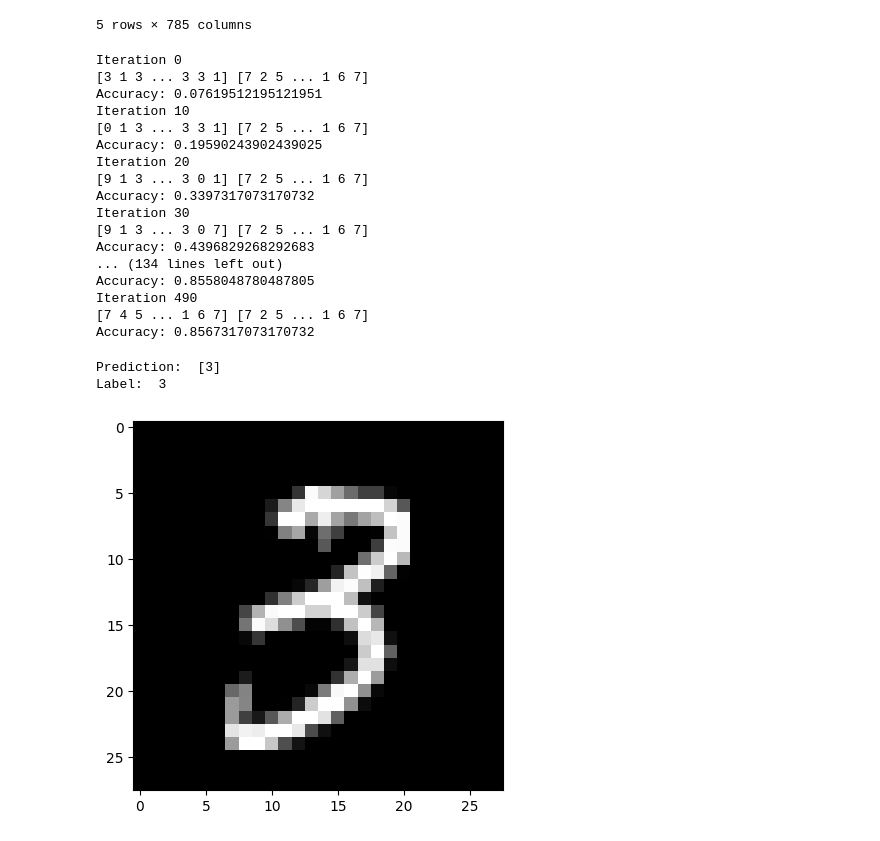
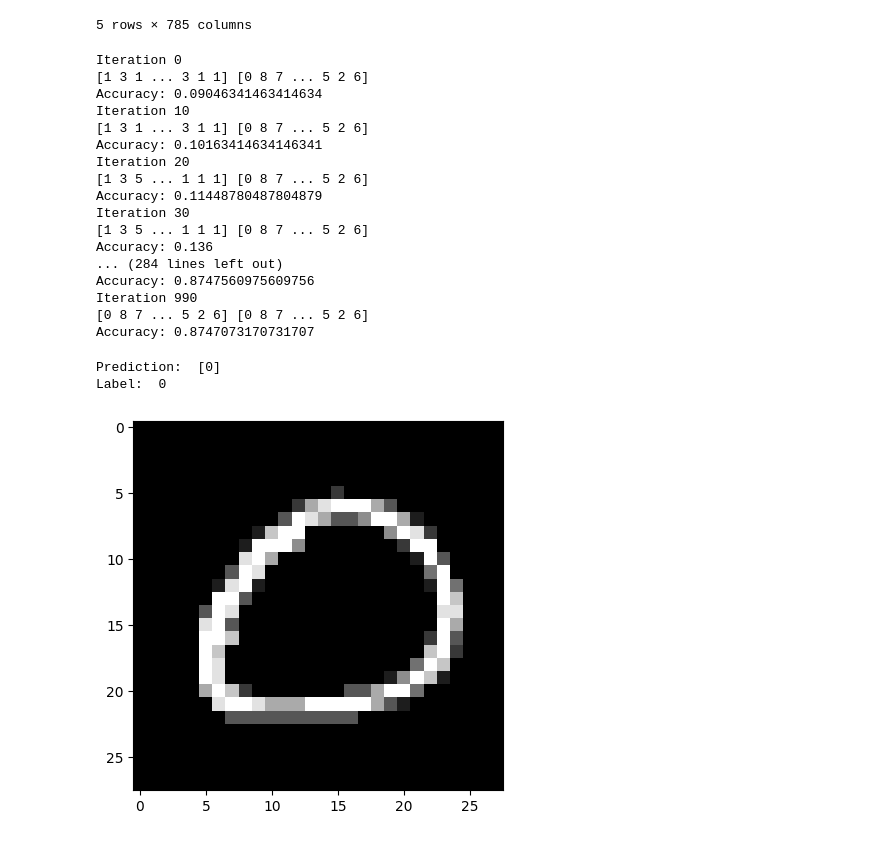
Before and after one commit to carlopizzuto/NN-from-scratch, a Jupyter notebook: main.ipynb, the cells around one changed output. Saved outputs shown, nothing was run; the diff lists cells and outputs as text; code cells hidden in the pictures.

Commit message:
updated notebook w adam & 3rd layer

```diff
--- a/main.ipynb
+++ b/main.ipynb
@@ -150,7 +131,7 @@ def update_params(W1, b1, W2, b2, dW1, db1, dW2, db2, learning_rate):
 # %%
-def get_predictions(A2):
-    # Get the index of the maximum value in A2
-    return np.argmax(A2, 0)
+def get_predictions(A3):
+    # Get the index of the maximum value in A3
+    return np.argmax(A3, 0)
 
 def get_accuracy(predictions, Y):
     # Calculate the accuracy of the predictions
@@ -159,46 +140,54 @@ def get_accuracy(predictions, Y):
     return np.sum(predictions == Y) / Y.size
 
 def gradient_descent(X, Y, iters, learning_rate):
-    W1, b1, W2, b2 = init_params()
+    W1, b1, W2, b2, W3, b3 = init_params()
+    v = [np.zeros_like(W1), np.zeros_like(b1), np.zeros_like(W2), np.zeros_like(b2), np.zeros_like(W3), np.zeros_like(b3)]
+    s = [np.zeros_like(W1), np.zeros_like(b1), np.zeros_like(W2), np.zeros_like(b2), np.zeros_like(W3), np.zeros_like(b3)]
+    params = [W1, b1, W2, b2, W3, b3]
+
     for i in range(iters):
-        Z1, A1, Z2, A2 = forward_prop(W1, b1, W2, b2, X)
-        dW1, db1, dW2, db2 = back_prop(Z1, A1, Z2, A2, W2, X, Y)
-        W1, b1, W2, b2 = update_params(W1, b1, W2, b2, dW1, db1, dW2, db2, learning_rate)
+        Z1, A1, Z2, A2, Z3, A3 = forward_prop(W1, b1, W2, b2, W3, b3, X)
+        dW1, db1, dW2, db2, dW3, db3 = back_prop(Z1, A1, Z2, A2, Z3, A3, W2, W3, X, Y)
+        grads = [dW1, db1, dW2, db2, dW3, db3]
+
+        params, v, s = adam(params, grads, v, s, i+1, learning_rate)
+        W1, b1, W2, b2, W3, b3 = params
 
         if i % 10 == 0:
             print(f"Iteration {i}")
-            predictions = get_predictions(A2)
+            predictions = get_predictions(A3)
             print(f"Accuracy: {get_accuracy(predictions, Y)}")
-    return W1, b1, W2, b2
+
+    return W1, b1, W2, b2, W3, b3
 # %%
-W1, b1, W2, b2 = gradient_descent(X_train, Y_train, 500, 0.1)
+W1, b1, W2, b2, W3, b3 = gradient_descent(X_train, Y_train, 1000, 0.001)  # Note: typically use a lower learning rate with Adam
 # %% [output]
 Iteration 0
-[3 1 3 ... 3 3 1] [7 2 5 ... 1 6 7]
-Accuracy: 0.07619512195121951
+[1 3 1 ... 3 1 1] [0 8 7 ... 5 2 6]
+Accuracy: 0.09046341463414634
 Iteration 10
-[0 1 3 ... 3 3 1] [7 2 5 ... 1 6 7]
-Accuracy: 0.19590243902439025
+[1 3 1 ... 3 1 1] [0 8 7 ... 5 2 6]
+Accuracy: 0.10163414634146341
 Iteration 20
-[9 1 3 ... 3 0 1] [7 2 5 ... 1 6 7]
-Accuracy: 0.3397317073170732
+[1 3 5 ... 1 1 1] [0 8 7 ... 5 2 6]
+Accuracy: 0.11448780487804879
 Iteration 30
-[9 1 3 ... 3 0 7] [7 2 5 ... 1 6 7]
-Accuracy: 0.4396829268292683
-... (134 lines left out)
-Accuracy: 0.8558048780487805
-Iteration 490
-[7 4 5 ... 1 6 7] [7 2 5 ... 1 6 7]
-Accuracy: 0.8567317073170732
+[1 3 5 ... 1 1 1] [0 8 7 ... 5 2 6]
+Accuracy: 0.136
+... (284 lines left out)
+Accuracy: 0.8747560975609756
+Iteration 990
+[0 8 7 ... 5 2 6] [0 8 7 ... 5 2 6]
+Accuracy: 0.8747073170731707
 # %%
-def make_predictions(X, W1, b1, W2, b2):
-    _, _, _, A2 = forward_prop(W1, b1, W2, b2, X)
-    predictions = get_predictions(A2)
+def make_predictions(X, W1, b1, W2, b2, W3, b3):
+    _, _, _, _, _, A3 = forward_prop(W1, b1, W2, b2, W3, b3, X)
+    predictions = get_predictions(A3)
     return predictions
 
-def test_prediction(index, W1, b1, W2, b2):
+def test_prediction(index, W1, b1, W2, b2, W3, b3):
     current_image = X_train[:, index, None]
-    prediction = make_predictions(X_train[:, index, None], W1, b1, W2, b2)
+    prediction = make_predictions(X_train[:, index, None], W1, b1, W2, b2, W3, b3)
     label = Y_train[index]
     print("Prediction: ", prediction)
     print("Label: ", label)
@@ -208,9 +197,9 @@ def test_prediction(index, W1, b1, W2, b2):
     plt.imshow(current_image, interpolation='nearest')
     plt.show()
 # %%
-test_prediction(3, W1, b1, W2, b2)
+test_prediction(679, W1, b1, W2, b2, W3, b3)
 # %% [output]
-Prediction:  [3]
-Label:  3
+Prediction:  [0]
+Label:  0
-[figure, old version]
+[figure, new version]
 # %%
```
Also changed, not shown: parts of 3 cells of this notebook.
